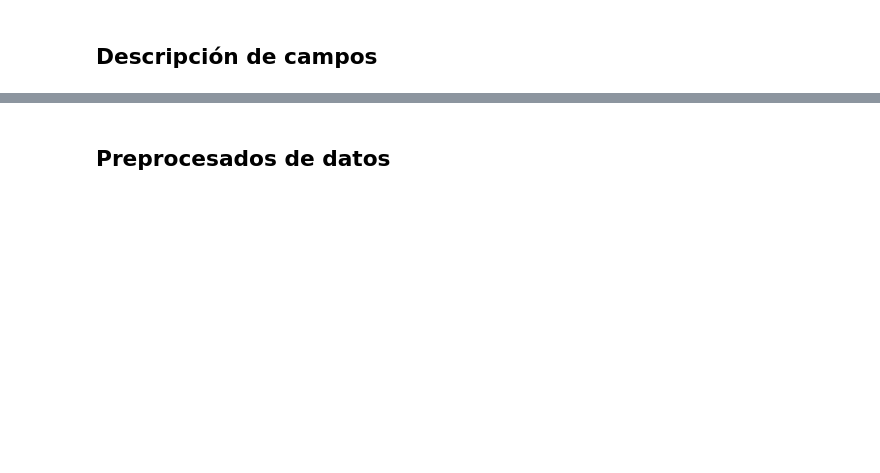
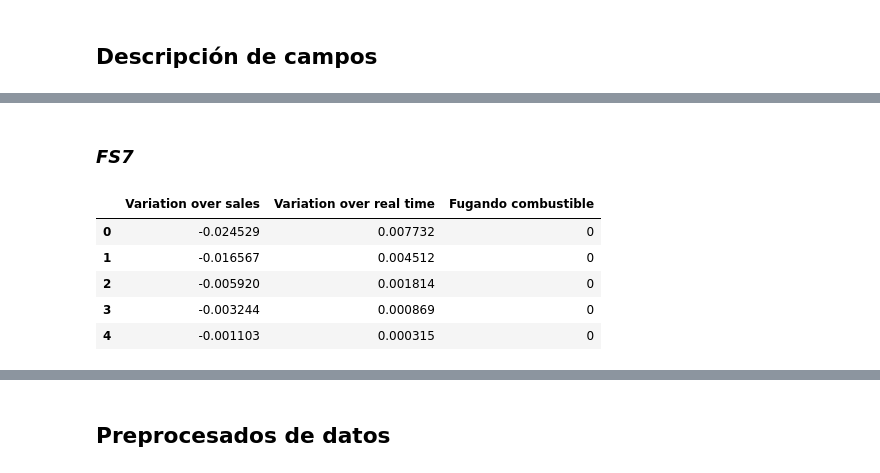
Before and after one commit to alu0101351773/TFM, a Jupyter notebook: src/project/main.ipynb, the cells around one changed output, grey strips where cells are left out. Cells and saved outputs as stored; diff of their text form; code cells hidden in the pictures; blank space fills up the shorter version.

```diff
--- a/src/project/main.ipynb
+++ b/src/project/main.ipynb
@@ -75,0 +172,18 @@ display(df)
+# %% [markdown]
+### _FS7_
+# %%
+FS7 = pd.DataFrame(
+    data={
+        'Variation over sales': subset['Variacion'] / subset['Venta (L)'],
+        'Variation over real time': (subset['Variacion'] / subset['Volumen dep. almacenam. fin. (L)']),
+        'Fugando combustible': subset['Fugando combustible']
+    })
+
+display(FS7.head())
+# %% [output]
+|  | Variation over sales | Variation over real time | Fugando combustible |
+| 0 | -0.024529 | 0.007732 | 0 |
+| 1 | -0.016567 | 0.004512 | 0 |
+| 2 | -0.005920 | 0.001814 | 0 |
+| 3 | -0.003244 | 0.000869 | 0 |
+| 4 | -0.001103 | 0.000315 | 0 |
```
Also changed, not shown: parts of 25 cells of this notebook, 1 other file.
